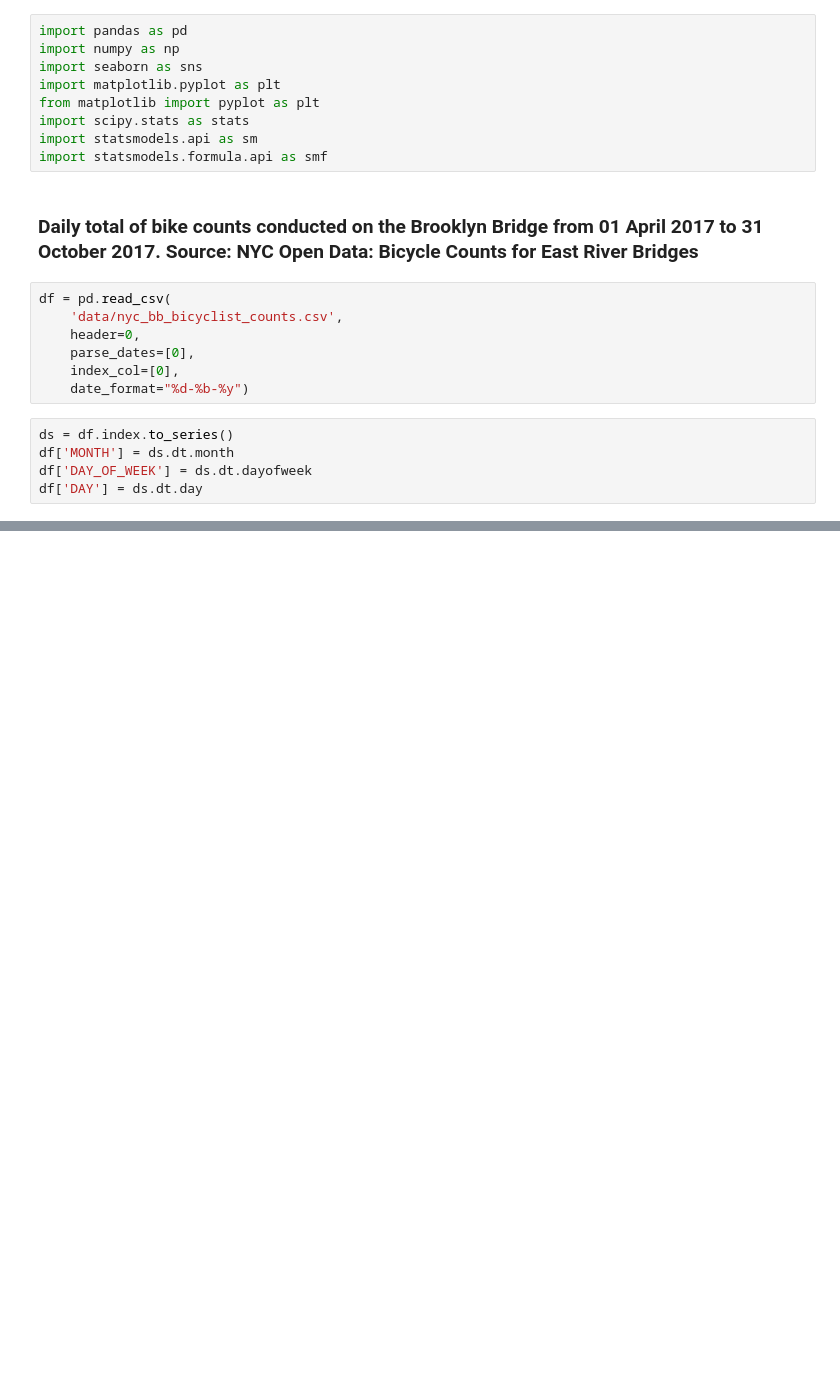
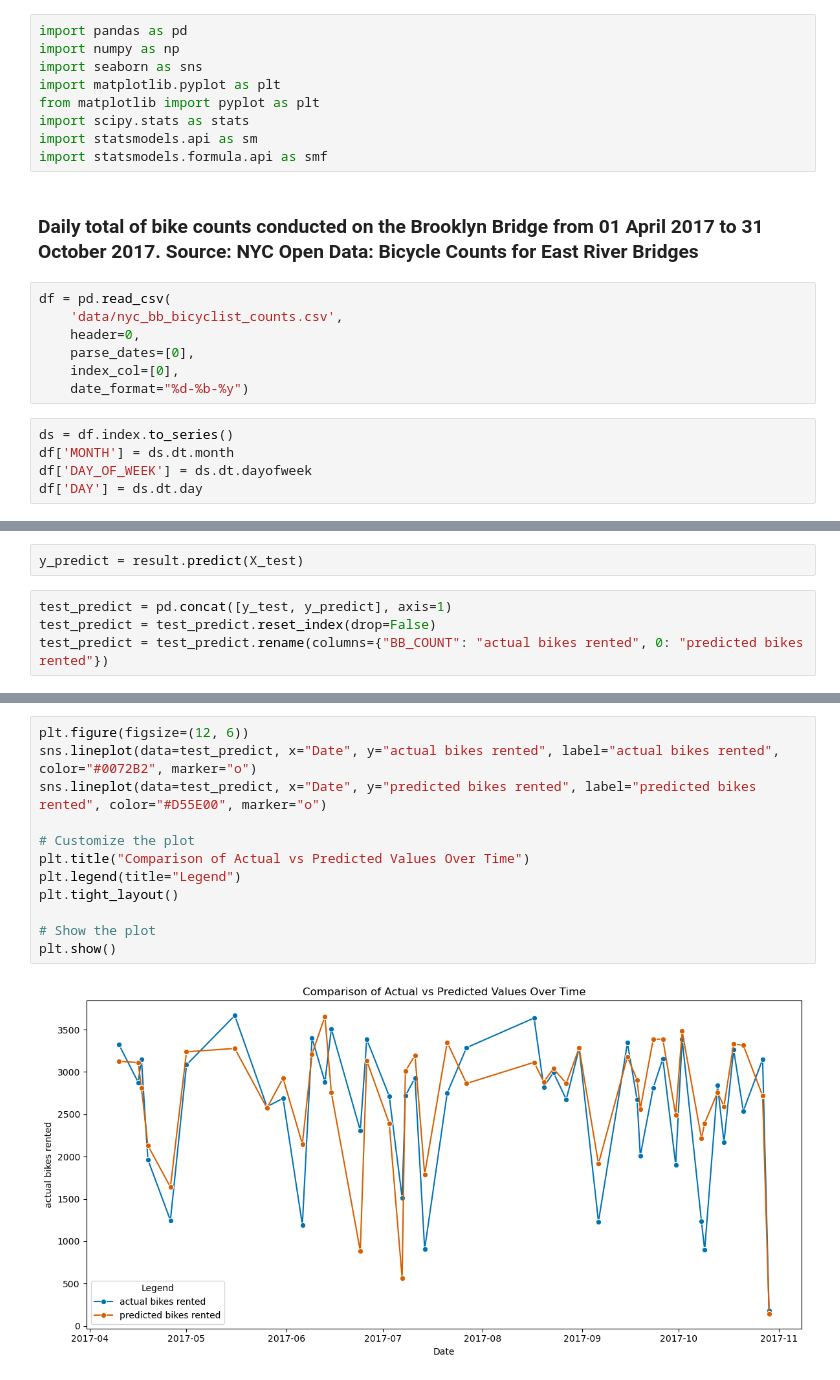
Before and after one commit to datagus/myfirstcode, a Jupyter notebook: GMLs_lecture.ipynb, the cells around one changed output, grey strips where cells are left out. Cells and saved outputs as stored; diff of their text form; blank space fills up the shorter version.

```diff
--- a/GMLs_lecture.ipynb
+++ b/GMLs_lecture.ipynb
@@ -27,0 +138,6 @@ df['DAY'] = ds.dt.day
+# %%
+y_predict = result.predict(X_test)
+# %%
+test_predict = pd.concat([y_test, y_predict], axis=1)
+test_predict = test_predict.reset_index(drop=False)
+test_predict = test_predict.rename(columns={"BB_COUNT": "actual bikes rented", 0: "predicted bikes rented"})
@@ -27,0 +164,14 @@ df['DAY'] = ds.dt.day
+# %%
+plt.figure(figsize=(12, 6))
+sns.lineplot(data=test_predict, x="Date", y="actual bikes rented", label="actual bikes rented", color="#0072B2", marker="o")
+sns.lineplot(data=test_predict, x="Date", y="predicted bikes rented", label="predicted bikes rented", color="#D55E00", marker="o")
+
+# Customize the plot
+plt.title("Comparison of Actual vs Predicted Values Over Time")
+plt.legend(title="Legend")
+plt.tight_layout()
+
+# Show the plot
+plt.show()
+# %% [output]
+[figure, added]
```
Also changed, not shown: parts of 18 cells of this notebook.
